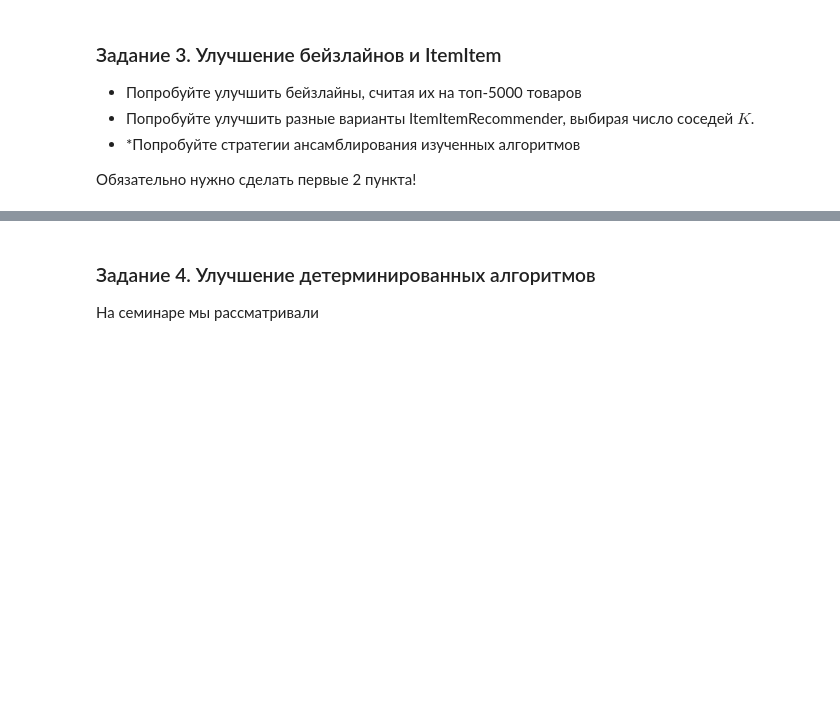
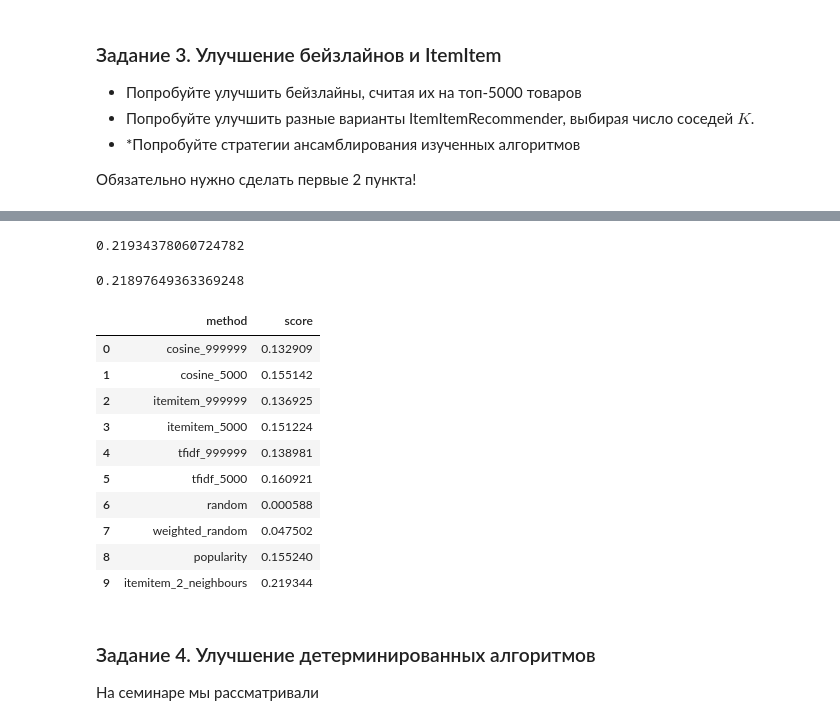
Before and after one commit to po-stas/RecSystems, a Jupyter notebook: lesson02/hw_webinar_2.ipynb, the cells around one changed output, grey strips where cells are left out. Saved outputs shown, nothing was run; the diff lists cells and outputs as text; code cells hidden in the pictures; blank space fills up the shorter version.

```diff
--- a/lesson02/hw_webinar_2.ipynb
+++ b/lesson02/hw_webinar_2.ipynb
@@ -564,3 +674,55 @@ sc
+# %%
+result['ii_5000_2'] = result['user_id'].\
+    apply(lambda x: [user_item_matrix_999999.columns.values[rec[0]] for rec in
+                    model.recommend(userid=userid_to_id_999999[x],
+                                    user_items=sparse_user_item_999999,
+                                    N=5,
+                                    filter_already_liked_items=False,
+                                    filter_items=[2381],
+                                    recalculate_user=True)])
+# %%
+v_precision_at_k(result.ii_5000_2, result.actual).mean()
+# %% [output]
+0.21934378060724782
+# %%
+# Хммм..
+model = ItemItemRecommender(K=3, num_threads=4) # K - кол-во билжайших соседей
+model.fit(csr_matrix(user_item_matrix_999999).T.tocsr(), show_progress=True)
+# %%
+result['ii_5000_3'] = result['user_id'].\
+    apply(lambda x: [user_item_matrix_999999.columns.values[rec[0]] for rec in
+                    model.recommend(userid=userid_to_id_999999[x],
+                                    user_items=sparse_user_item_999999,
+                                    N=5,
+                                    filter_already_liked_items=False,
+                                    filter_items=[2381],
+                                    recalculate_user=True)])
+# %%
+v_precision_at_k(result.ii_5000_3, result.actual).mean()
+# %% [output]
+0.21897649363369248
+# %%
+# Дополним таблицу (+ забытый popularity)
+scores.append(v_precision_at_k(result.popularity_recommendation, result.actual).mean())
+scores.append(v_precision_at_k(result.ii_5000_2, result.actual).mean())
+# %%
+methods = ('cosine_999999', 'cosine_5000', 'itemitem_999999', 'itemitem_5000', 'tfidf_999999', 'tfidf_5000',
+          'random', 'weighted_random', 'popularity', 'itemitem_2_neighbours')
+d = {'method': methods, 'score': scores}
+sc = pd.DataFrame(d)
+sc
+# %% [output]
+|  | method | score |
+| 0 | cosine_999999 | 0.132909 |
+| 1 | cosine_5000 | 0.155142 |
+| 2 | itemitem_999999 | 0.136925 |
+| 3 | itemitem_5000 | 0.151224 |
+| 4 | tfidf_999999 | 0.138981 |
+| 5 | tfidf_5000 | 0.160921 |
+| 6 | random | 0.000588 |
+| 7 | weighted_random | 0.047502 |
+| 8 | popularity | 0.155240 |
+| 9 | itemitem_2_neighbours | 0.219344 |
 # %% [markdown]
 ### Задание 4. Улучшение детерминированных алгоритмов
 На семинаре мы рассматривали
```
Also changed, not shown: parts of 31 cells of this notebook.
